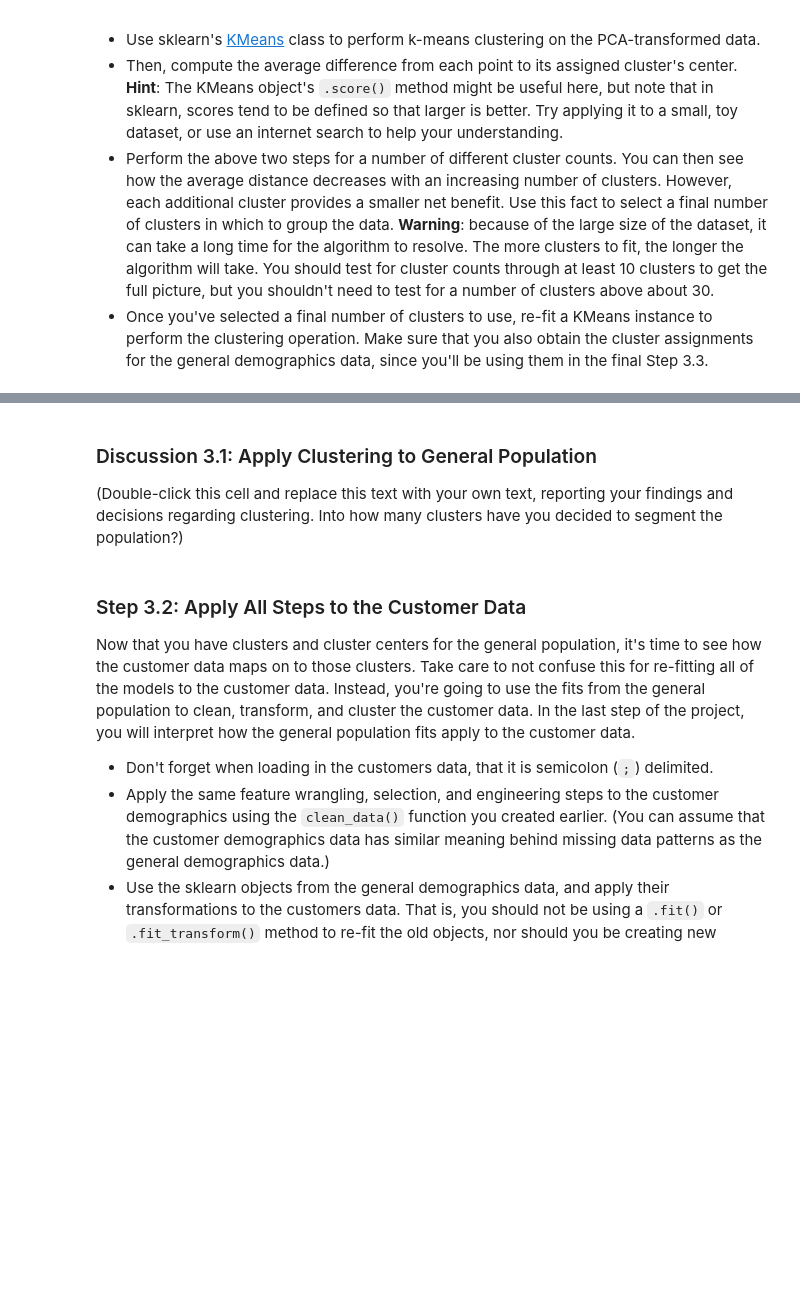
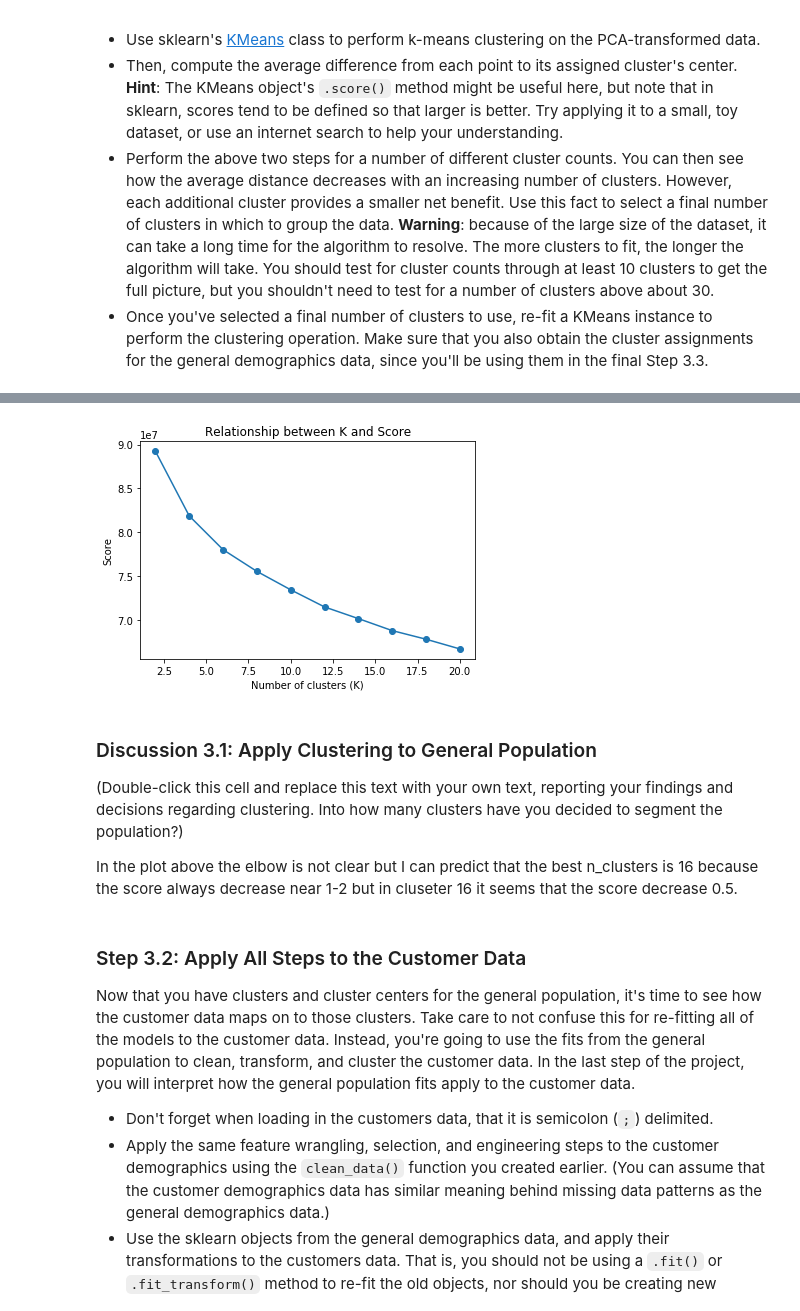
Before and after one commit to Ahmad-Almosallam/Identify-Customer-Segments, a Jupyter notebook: Identify_Customer_Segments.ipynb, the cells around one changed output, grey strips where cells are left out. Saved outputs shown, nothing was run; the diff lists cells and outputs as text; code cells hidden in the pictures; blank space fills up the shorter version.

```diff
--- a/Identify_Customer_Segments.ipynb
+++ b/Identify_Customer_Segments.ipynb
@@ -859,10 +859,15 @@ You've assessed and cleaned the demographics data, then scaled and transformed t
 - Perform the above two steps for a number of different cluster counts. You can then see how the average distance decreases with an increasing number of clusters. However, each additional cluster provides a smaller net benefit. Use this fact to select a final number of clusters in which to group the data. **Warning**: because of the large size of the dataset, it can take a long time for the algorithm to resolve. The more clusters to fit, the longer the algorithm will take. You should test for cluster counts through at least 10 clusters to get the full picture, but you shouldn't need to test for a number of clusters above about 30.
 - Once you've selected a final number of clusters to use, re-fit a KMeans instance to perform the clustering operation. Make sure that you also obtain the cluster assignments for the general demographics data, since you'll be using them in the final Step 3.3.
 # %%
+from sklearn.cluster import KMeans
+scores = []
 # Over a number of different cluster counts...
+for num in range(2,22,2):
+    # run k-means clustering on the data and...
+    k_means = KMeans(n_clusters = num)
+    k_means.fit(data_PCA)
+    # compute the average within-cluster distances.
+    score = np.abs(k_means.score(data_PCA))
+    scores.append(score)
 
-
-    # run k-means clustering on the data and...
-
-
-    # compute the average within-cluster distances.
+scores
@@ -869,6 +885,13 @@ You've assessed and cleaned the demographics data, then scaled and transformed t
 # %%
 # Investigate the change in within-cluster distance across number of clusters.
 # HINT: Use matplotlib's plot function to visualize this relationship.
+plt.plot(range(2,22,2),scores,marker='o')
+plt.xlabel('Number of clusters (K)')
+plt.ylabel('Score')
+plt.title("Relationship between K and Score")
+plt.show();
+# %% [output]
+[figure, added]
 # %%
 # Re-fit the k-means model with the selected number of clusters and obtain
 # cluster predictions for the general population demographics data.
@@ -876,6 +902,8 @@ You've assessed and cleaned the demographics data, then scaled and transformed t
 ### Discussion 3.1: Apply Clustering to General Population
 
 (Double-click this cell and replace this text with your own text, reporting your findings and decisions regarding clustering. Into how many clusters have you decided to segment the population?)
+
+In the plot above the elbow is not clear but I can predict that the best n_clusters is 16 because the score always decrease near 1-2 but in cluseter 16 it seems that the score decrease 0.5.
 # %% [markdown]
 ### Step 3.2: Apply All Steps to the Customer Data
 
```
Also changed, not shown: parts of 23 cells of this notebook, 1 other file.
